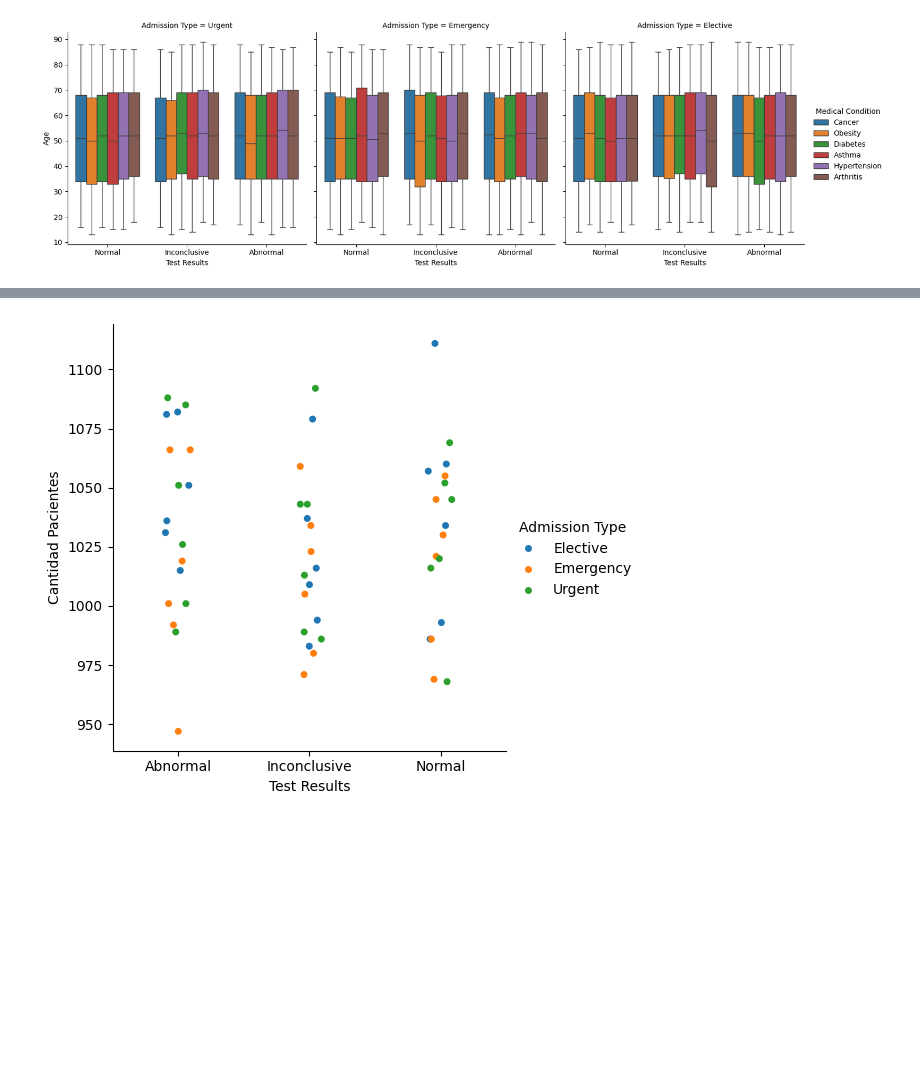
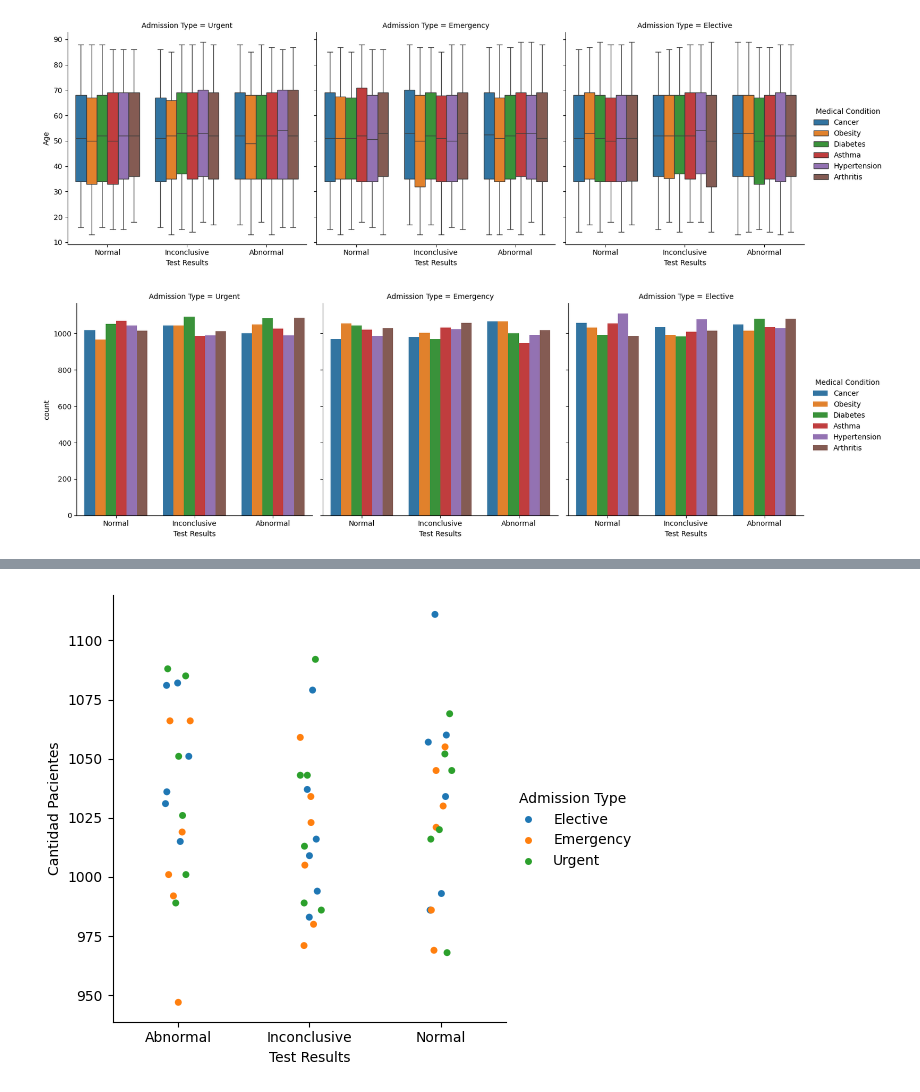
Before and after one commit to dr-Maker/UNAB-HerramientasCienciaDatos, a Jupyter notebook: Actividad 1/actividad1.ipynb, the cells around one changed output, grey strips where cells are left out. Cells and saved outputs as stored; diff of their text form; code cells hidden in the pictures; blank space fills up the shorter version.

```diff
--- a/Actividad 1/actividad1.ipynb
+++ b/Actividad 1/actividad1.ipynb
@@ -509,3 +509,12 @@ sns.catplot(x="Test Results",y="Age", data=data,
 plt.show()
 # %% [output]
 [figure]
+# %%
+sns.catplot(x="Test Results", data=data,
+            kind="count",
+            hue="Medical Condition",
+            col="Admission Type"
+            )
+plt.show()
+# %% [output]
+[figure, added]
```
Also changed, not shown: parts of 1 cell of this notebook.
